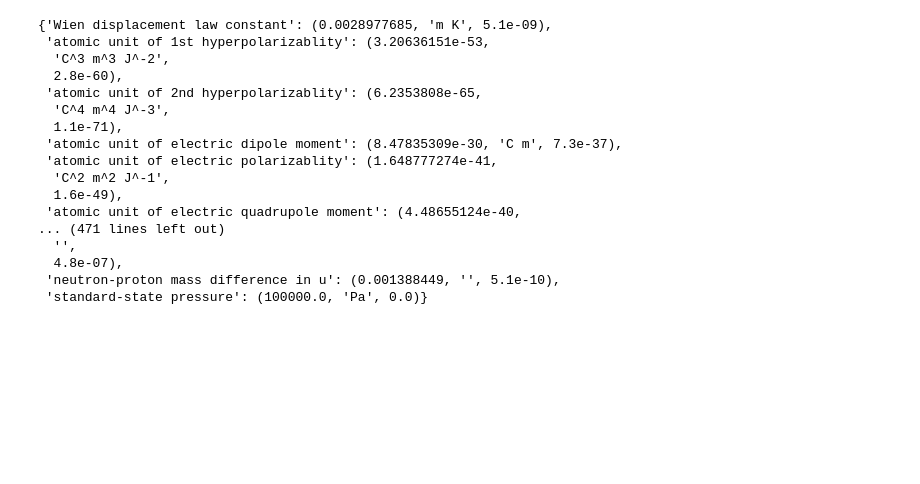
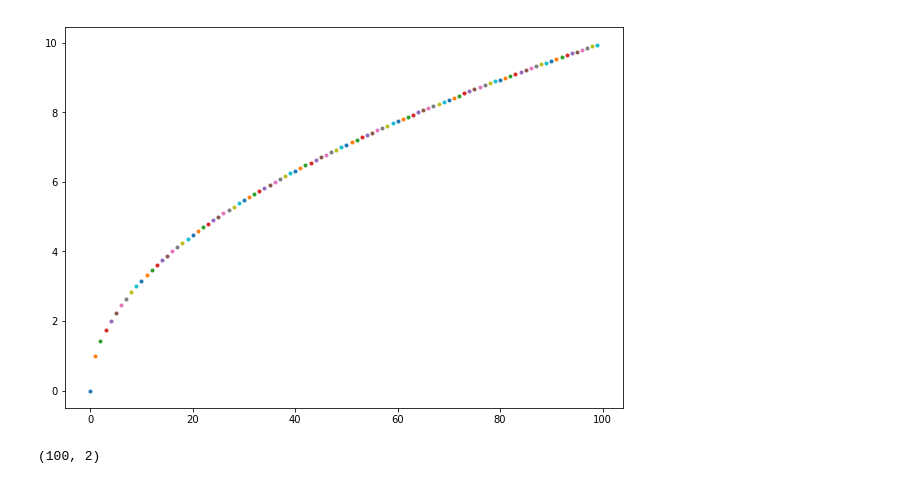
Before and after one commit to AvverbioPronome/10h, a Jupyter notebook: Lesson2.ipynb, the cells around one changed output. Saved outputs shown, nothing was run; the diff lists cells and outputs as text; code cells hidden in the pictures; blank space fills up the shorter version.

```diff
--- a/Lesson2.ipynb
+++ b/Lesson2.ipynb
@@ -3,20 +0,0 @@ from scipy import constants as c
-# %%
-c.physical_constants
-# %% [output]
-{'Wien displacement law constant': (0.0028977685, 'm K', 5.1e-09),
- 'atomic unit of 1st hyperpolarizablity': (3.20636151e-53,
-  'C^3 m^3 J^-2',
-  2.8e-60),
- 'atomic unit of 2nd hyperpolarizablity': (6.2353808e-65,
-  'C^4 m^4 J^-3',
-  1.1e-71),
- 'atomic unit of electric dipole moment': (8.47835309e-30, 'C m', 7.3e-37),
- 'atomic unit of electric polarizablity': (1.648777274e-41,
-  'C^2 m^2 J^-1',
-  1.6e-49),
- 'atomic unit of electric quadrupole moment': (4.48655124e-40,
-... (471 lines left out)
-  '',
-  4.8e-07),
- 'neutron-proton mass difference in u': (0.001388449, '', 5.1e-10),
- 'standard-state pressure': (100000.0, 'Pa', 0.0)}
@@ -22,0 +3,12 @@ c.physical_constants
+# %%
+plt.rc("figure", figsize=(10,7))
+# %%
+with open("square_roots.tsv", 'r') as fp:
+    n, r = list(), list()
+    for ln in fp:
+        x, y = map(lambda x: float(x), ln.split("\t"))
+        plt.plot(x,y, '.')
+        n.append(x)
+        r.append(y)
+# %% [output]
+[figure, added]
@@ -22,0 +17,4 @@ c.physical_constants
+# %%
+a.shape
+# %% [output]
+(100, 2)
```
Also changed, not shown: parts of 16 cells of this notebook.
